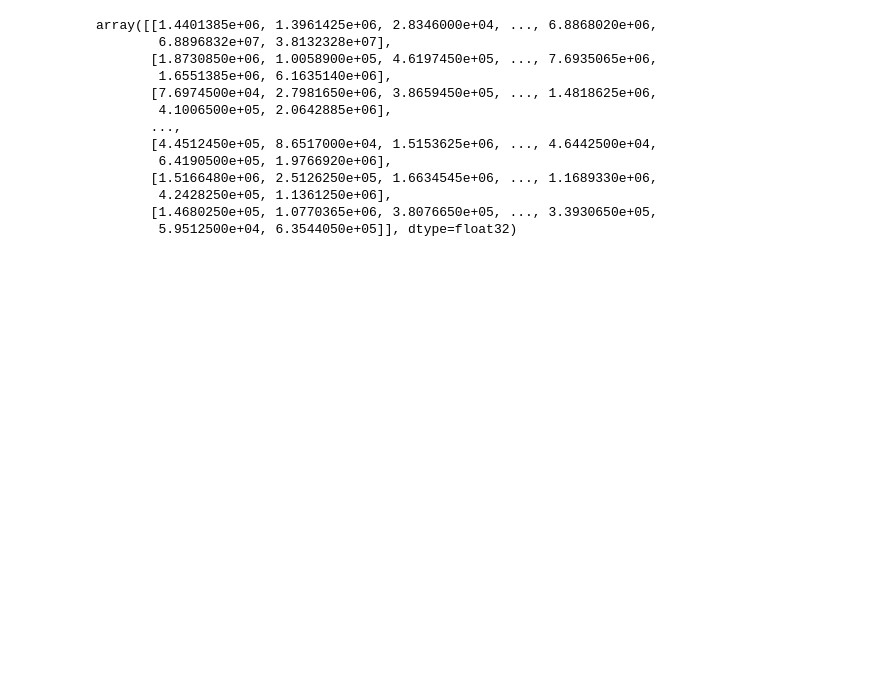
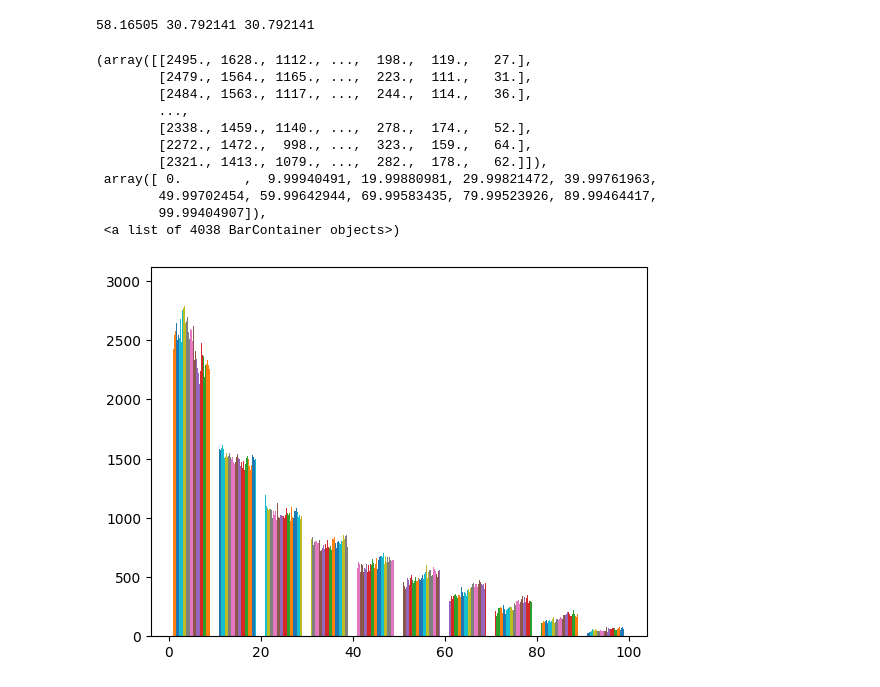
Before and after one commit to CaffineAddic/Complex-Value-Neural-Network-for-SAR-images-, a Jupyter notebook: Reading_tif_as_cmplx.ipynb, the cells around one changed output. Saved outputs shown, nothing was run; the diff lists cells and outputs as text; code cells hidden in the pictures; blank space fills up the shorter version.

```diff
--- a/Reading_tif_as_cmplx.ipynb
+++ b/Reading_tif_as_cmplx.ipynb
@@ -7,7 +7,8 @@ import rasterio as rio
 import matplotlib.pyplot as plt
 import numpy as np
 # %%
-data_loc = '/home/saumya/Documents/NRSC internship/Dataset/MRSDP_SLC_DATA/EOS4_FRS1_SLC/Pauli_Lee5X5/'
+# data_loc = '/home/saumya/Documents/NRSC internship/Dataset/MRSDP_SLC_DATA/EOS4_FRS1_SLC/Pauli_Lee5X5/'
+data_loc = '/home/saumya/Documents/NRSC SAR CVNN/Data-sets/MRSDP_SLC_DATA/EOS4_FRS1_SLC/Pauli_Lee5X5/'
 
 # loc_list = ['imagery_HH_421.tif', 'imagery_HH_521.tif', 'imagery_HH_721.tif']
 # goblin = '.npy'
@@ -27,19 +30,30 @@ dat = rio.open(data_loc + img)
 arr2 = dat.read(2)
 arr3 = dat.read(3)
 arr1 = dat.read(1)
-# %%
-arr1
-# %% [output]
-array([[1.4401385e+06, 1.3961425e+06, 2.8346000e+04, ..., 6.8868020e+06,
-        6.8896832e+07, 3.8132328e+07],
-       [1.8730850e+06, 1.0058900e+05, 4.6197450e+05, ..., 7.6935065e+06,
-        1.6551385e+06, 6.1635140e+06],
-       [7.6974500e+04, 2.7981650e+06, 3.8659450e+05, ..., 1.4818625e+06,
-        4.1006500e+05, 2.0642885e+06],
-       ...,
-       [4.4512450e+05, 8.6517000e+04, 1.5153625e+06, ..., 4.6442500e+04,
-        6.4190500e+05, 1.9766920e+06],
-       [1.5166480e+06, 2.5126250e+05, 1.6634545e+06, ..., 1.1689330e+06,
-        4.2428250e+05, 1.1361250e+06],
-       [1.4680250e+05, 1.0770365e+06, 3.8076650e+05, ..., 3.3930650e+05,
-        5.9512500e+04, 6.3544050e+05]], dtype=float32)
+# %%
+arr1_per = arr1/(arr1 + arr2 + arr3)
+arr2_per = arr2/(arr1 + arr2 + arr3)
+arr3_per = arr3/(arr1 + arr2 + arr3)
+# %%
+arr1_per = arr1_per*100
+arr2_per = arr2_per*100
+arr3_per = arr3_per*100
+# %%
+print(arr1_per[0][3], arr2_per[0][3], arr2_per[0][3])
+# %% [output]
+58.16505 30.792141 30.792141
+# %%
+plt.hist(arr1_per)
+# %% [output]
+(array([[2495., 1628., 1112., ...,  198.,  119.,   27.],
+        [2479., 1564., 1165., ...,  223.,  111.,   31.],
+        [2484., 1563., 1117., ...,  244.,  114.,   36.],
+        ...,
+        [2338., 1459., 1140., ...,  278.,  174.,   52.],
+        [2272., 1472.,  998., ...,  323.,  159.,   64.],
+        [2321., 1413., 1079., ...,  282.,  178.,   62.]]),
+ array([ 0.        ,  9.99940491, 19.99880981, 29.99821472, 39.99761963,
+        49.99702454, 59.99642944, 69.99583435, 79.99523926, 89.99464417,
+        99.99404907]),
+ <a list of 4038 BarContainer objects>)
+[figure, added]
```
Also changed, not shown: parts of 12 cells of this notebook.
